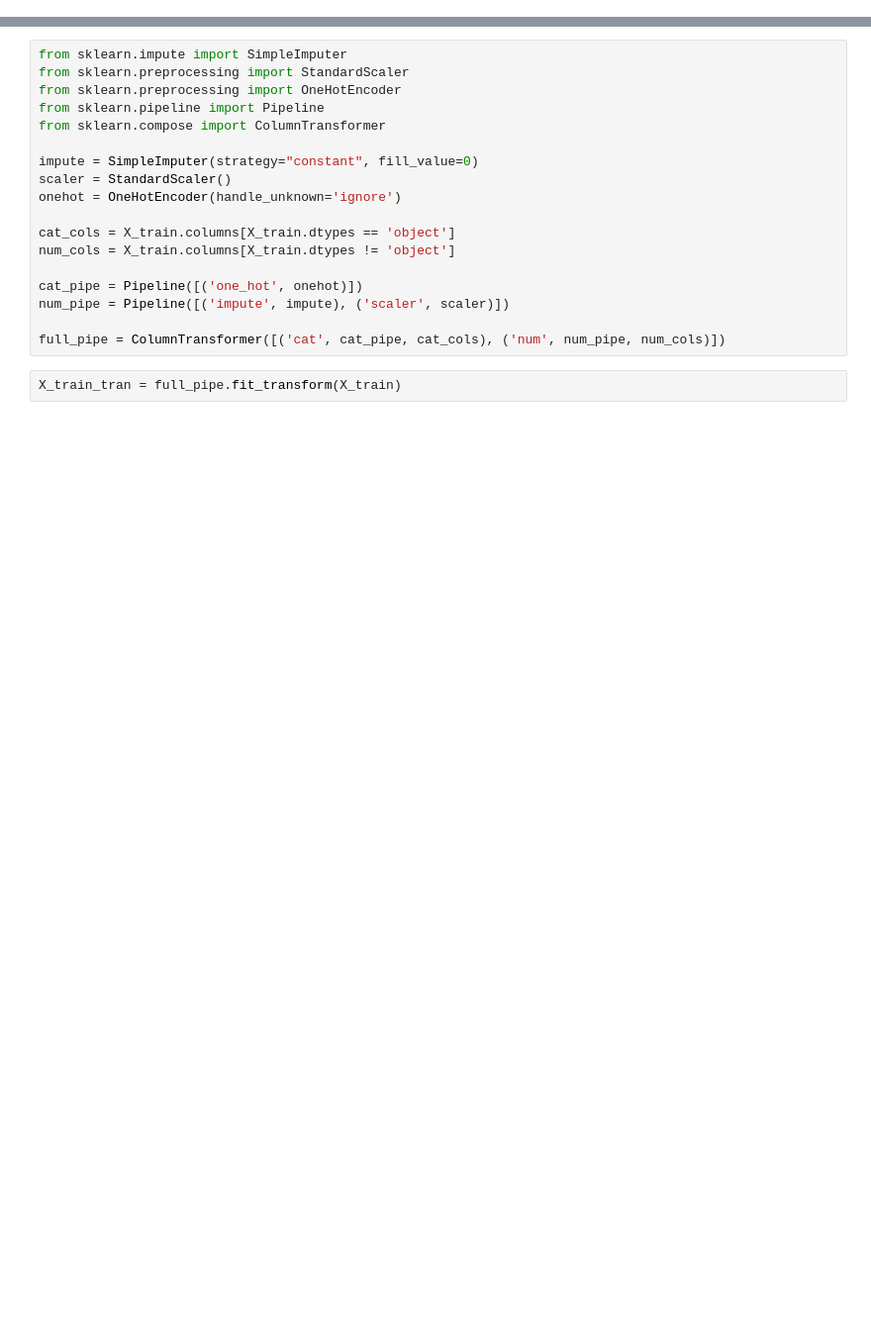
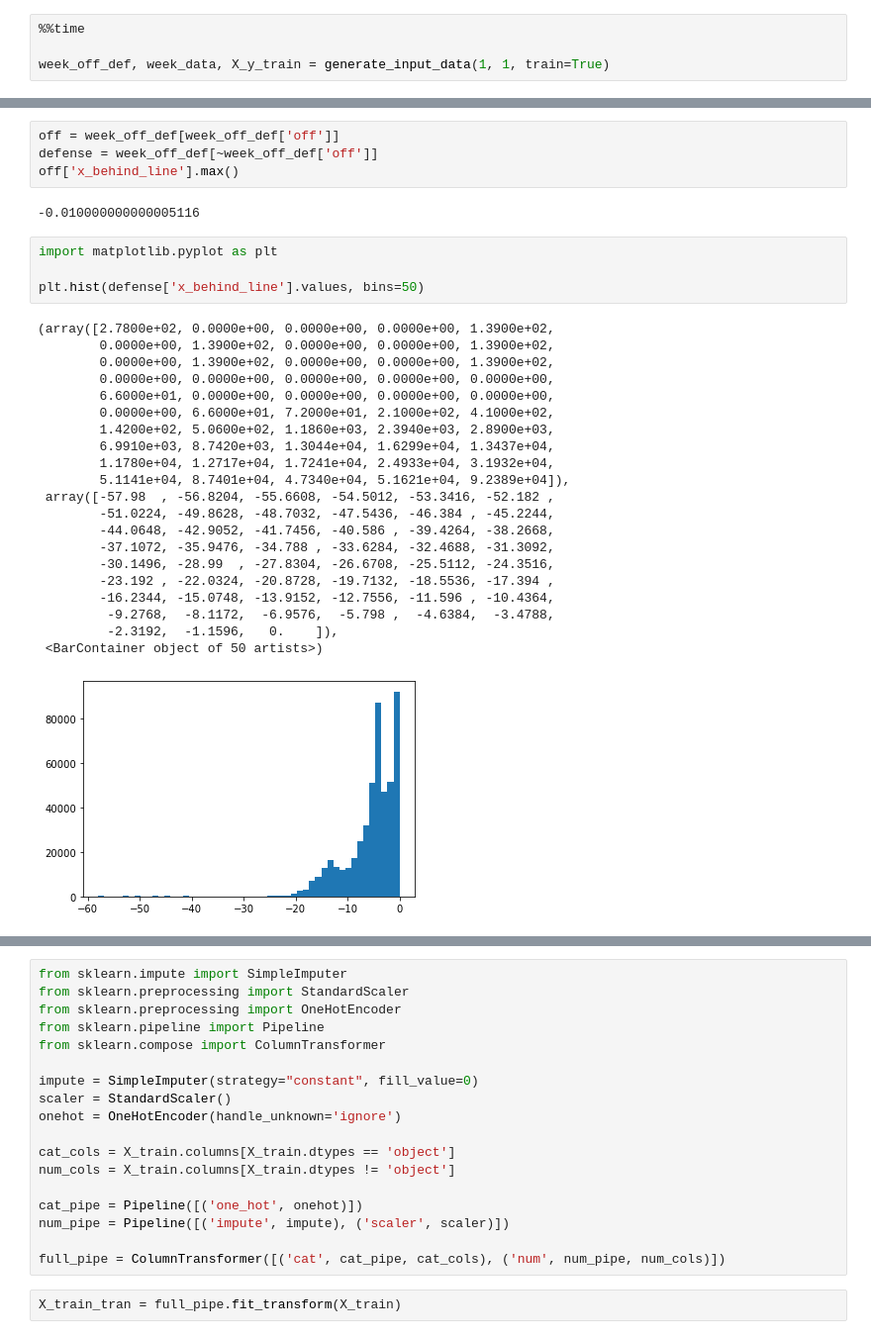
Before and after one commit to andrewbakert/NFL_Pass_Pred, a Jupyter notebook: model_test.ipynb, the cells around one changed output, grey strips where cells are left out. Shown at 99% size. Saved outputs shown, nothing was run; the diff lists cells and outputs as text; blank space fills up the shorter version.

```diff
--- a/model_test.ipynb
+++ b/model_test.ipynb
@@ -22,0 +6,4 @@ else:
+# %%
+%%time
+
+week_off_def, week_data, X_y_train = generate_input_data(1, 1, train=True)
@@ -22,0 +17,32 @@ else:
+# %%
+off = week_off_def[week_off_def['off']]
+defense = week_off_def[~week_off_def['off']]
+off['x_behind_line'].max()
+# %% [output]
+-0.010000000000005116
+# %%
+import matplotlib.pyplot as plt
+
+plt.hist(defense['x_behind_line'].values, bins=50)
+# %% [output]
+(array([2.7800e+02, 0.0000e+00, 0.0000e+00, 0.0000e+00, 1.3900e+02,
+        0.0000e+00, 1.3900e+02, 0.0000e+00, 0.0000e+00, 1.3900e+02,
+        0.0000e+00, 1.3900e+02, 0.0000e+00, 0.0000e+00, 1.3900e+02,
+        0.0000e+00, 0.0000e+00, 0.0000e+00, 0.0000e+00, 0.0000e+00,
+        6.6000e+01, 0.0000e+00, 0.0000e+00, 0.0000e+00, 0.0000e+00,
+        0.0000e+00, 6.6000e+01, 7.2000e+01, 2.1000e+02, 4.1000e+02,
+        1.4200e+02, 5.0600e+02, 1.1860e+03, 2.3940e+03, 2.8900e+03,
+        6.9910e+03, 8.7420e+03, 1.3044e+04, 1.6299e+04, 1.3437e+04,
+        1.1780e+04, 1.2717e+04, 1.7241e+04, 2.4933e+04, 3.1932e+04,
+        5.1141e+04, 8.7401e+04, 4.7340e+04, 5.1621e+04, 9.2389e+04]),
+ array([-57.98  , -56.8204, -55.6608, -54.5012, -53.3416, -52.182 ,
+        -51.0224, -49.8628, -48.7032, -47.5436, -46.384 , -45.2244,
+        -44.0648, -42.9052, -41.7456, -40.586 , -39.4264, -38.2668,
+        -37.1072, -35.9476, -34.788 , -33.6284, -32.4688, -31.3092,
+        -30.1496, -28.99  , -27.8304, -26.6708, -25.5112, -24.3516,
+        -23.192 , -22.0324, -20.8728, -19.7132, -18.5536, -17.394 ,
+        -16.2344, -15.0748, -13.9152, -12.7556, -11.596 , -10.4364,
+         -9.2768,  -8.1172,  -6.9576,  -5.798 ,  -4.6384,  -3.4788,
+         -2.3192,  -1.1596,   0.    ]),
+ <BarContainer object of 50 artists>)
+[figure, added]
```
Also changed, not shown: parts of 31 cells of this notebook, 4 other files.
